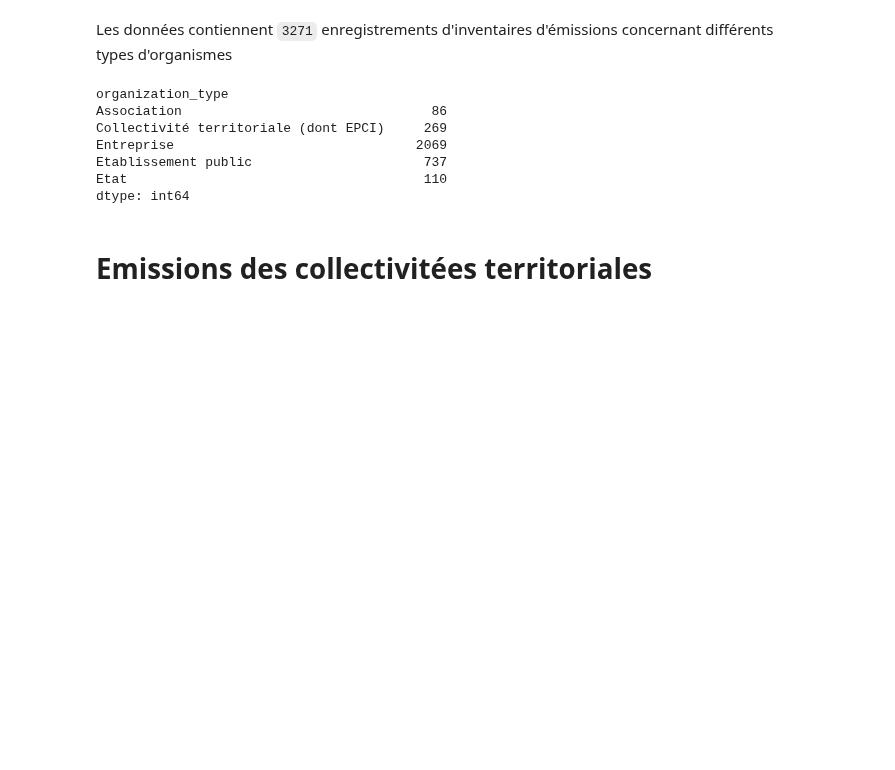
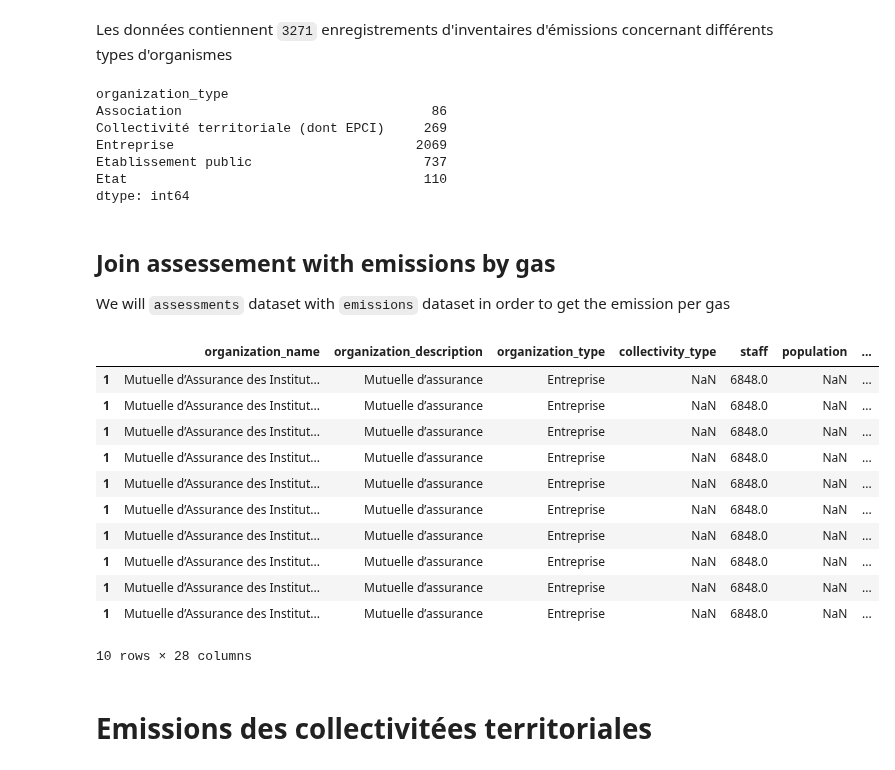
Before and after one commit to OpenGeoScales/ogs-data-exploration, a Jupyter notebook: notebooks/ghg-emissions/ademe/ademe-beges-data-exploration.ipynb, the cells around one changed output. Cells and saved outputs as stored; diff of their text form; code cells hidden in the pictures; blank space fills up the shorter version.

```diff
--- a/notebooks/ghg-emissions/ademe/ademe-beges-data-exploration.ipynb
+++ b/notebooks/ghg-emissions/ademe/ademe-beges-data-exploration.ipynb
@@ -41,6 +119,33 @@ Entreprise                               2069
 Etablissement public                      737
 Etat                                      110
 dtype: int64
+# %% [markdown]
+## Join assessement with emissions by gas
+
+We will `assessments` dataset with `emissions` dataset in order to get the emission per gas
+# %%
+# Add id column for join
+#assessemnts["id"] = assessemnts.index
+
+# left join emissions
+#assessemnts_emissions = pd.merge(assessemnts,emissions, left_on = "id",right_on='assessment_id')
+
+assessemnts_emissions = pd.merge(assessemnts, emissions, left_index=True, right_index=True)
+# %%
+assessemnts_emissions.head(10)
+# %% [output]
+|  | organization_name | organization_description | organization_type | collectivity_type | staff | population | ... |
+| 1 | Mutuelle d’Assurance des Institut... | Mutuelle d’assurance | Entreprise | NaN | 6848.0 | NaN | ... |
+| 1 | Mutuelle d’Assurance des Institut... | Mutuelle d’assurance | Entreprise | NaN | 6848.0 | NaN | ... |
+| 1 | Mutuelle d’Assurance des Institut... | Mutuelle d’assurance | Entreprise | NaN | 6848.0 | NaN | ... |
+| 1 | Mutuelle d’Assurance des Institut... | Mutuelle d’assurance | Entreprise | NaN | 6848.0 | NaN | ... |
+| 1 | Mutuelle d’Assurance des Institut... | Mutuelle d’assurance | Entreprise | NaN | 6848.0 | NaN | ... |
+| 1 | Mutuelle d’Assurance des Institut... | Mutuelle d’assurance | Entreprise | NaN | 6848.0 | NaN | ... |
+| 1 | Mutuelle d’Assurance des Institut... | Mutuelle d’assurance | Entreprise | NaN | 6848.0 | NaN | ... |
+| 1 | Mutuelle d’Assurance des Institut... | Mutuelle d’assurance | Entreprise | NaN | 6848.0 | NaN | ... |
+| 1 | Mutuelle d’Assurance des Institut... | Mutuelle d’assurance | Entreprise | NaN | 6848.0 | NaN | ... |
+| 1 | Mutuelle d’Assurance des Institut... | Mutuelle d’assurance | Entreprise | NaN | 6848.0 | NaN | ... |
+10 rows × 28 columns
 # %% [markdown]
 # Emissions des collectivitées territoriales
 # %% [markdown]
```
Also changed, not shown: parts of 13 cells of this notebook.
